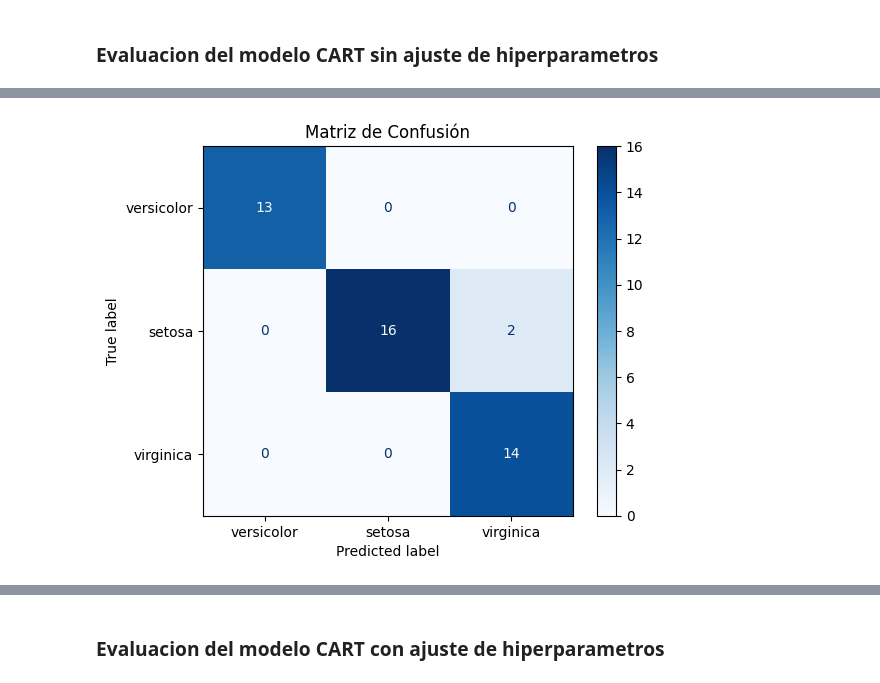
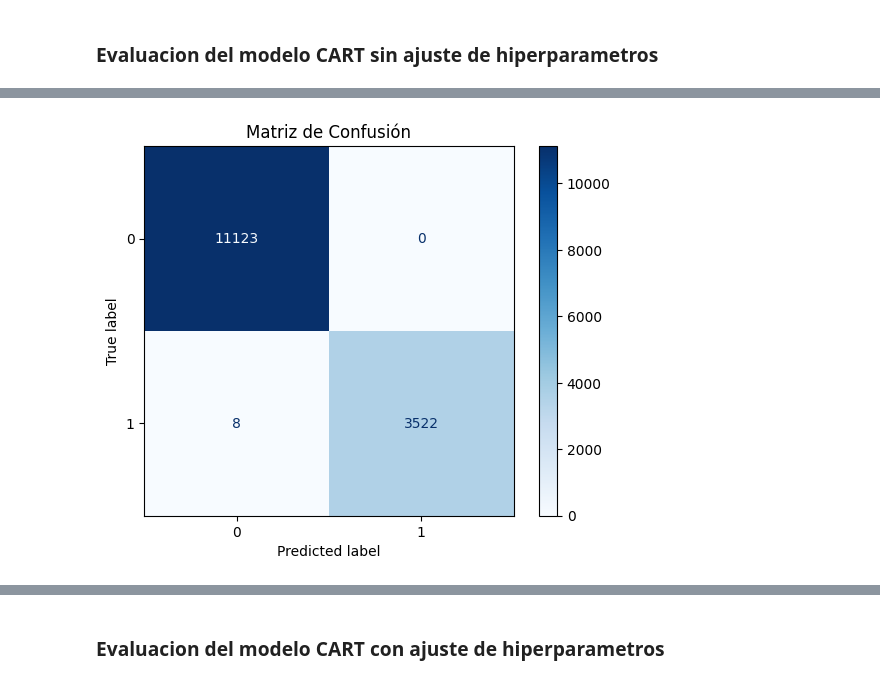
Before and after one commit to Lons0G/Decision-Tree, a Jupyter notebook: Decision_Tree-Income.ipynb, the cells around one changed output, grey strips where cells are left out. Drawn from its saved outputs; the diff is of its cells as text; code cells hidden in the pictures.

Commit message:
Update: Adult-Income & Cancer Dataset

```diff
--- a/Decision_Tree-Income.ipynb
+++ b/Decision_Tree-Income.ipynb
@@ -207,4 +572,7 @@ array([0, 1, 2])
 # %%
-x_data = df_iris_le.iloc[:, :4]
+x_columns = ['age', 'workclass', 'fnlwgt', 'education', 'education-num', 'marital-status', 'occupation', 'sex', 'capital-gain', 'capital-loss', 'hours-per-week', 'native-country',
+ 'race__ Asian-Pac-Islander', 'race__ Black', 'race__ Other', 'race__ White', 'r__ Not-in-family', 'r__ Other-relative', 'r__ Own-child', 'r__ Unmarried', 'r__ Wife']
+
+x_data = df_income_le[x_columns]
 x_data
 # %% [output]
@@ -224,4 +592,4 @@ x_data
 # %%
-y_data = df_iris_le.iloc[:, -1]
+y_data = df_income_le['target']
 y_data
 # %% [output]
@@ -292,7 +626,7 @@ clf = DecisionTreeClassifier(random_state = 31)
 ### Entrenamiento del modelo CART sin ajuste de hiperparametros
 # %%
 ### entrenamiento del modelo sin validacion cruzada
-clf.fit(x_train, y_train)
+clf.fit(x_data, y_data)
 # %% [output]
 DecisionTreeClassifier(random_state=31)
 # %%
@@ -338,0 +670,3 @@ data_train['target'] = dfy_train
+# %%
+y_test = y_test.replace({0: '<=50', 1: '>50'})
+y_test
@@ -419,11 +808,11 @@ Puntuación en el conjunto de prueba: 0.9555555555555556
 # %%
 ### Metricas a utlizar (matriz de confusion)
-target_names = ['versicolor', 'setosa', 'virginica']
+target_names = ['0', '1']
 
 c_matrix = confusion_matrix(y_test, y_predict)
 disp = ConfusionMatrixDisplay(confusion_matrix = c_matrix, display_labels = target_names)
 disp.plot(cmap = plt.cm.Blues)
 plt.title("Matriz de Confusión")
 plt.show()
 # %% [output]
-[figure, old version]
+[figure, new version]
```
Also changed, not shown: parts of 85 cells of this notebook, 16 other files.
